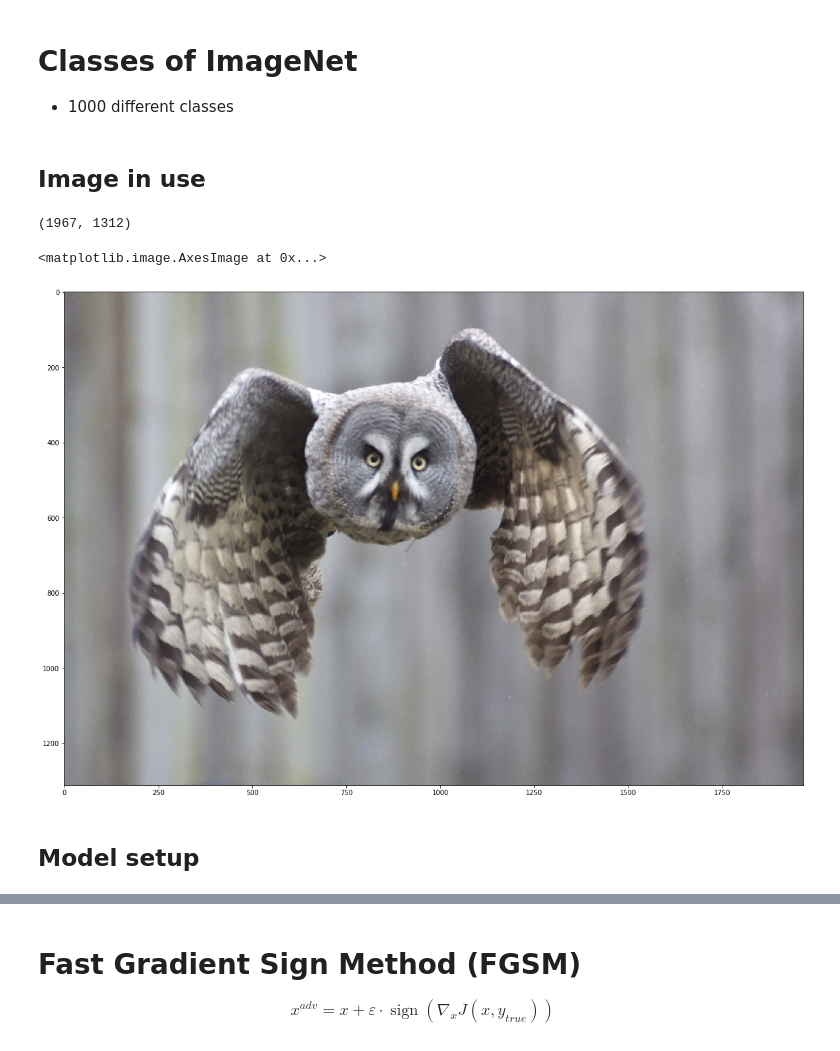
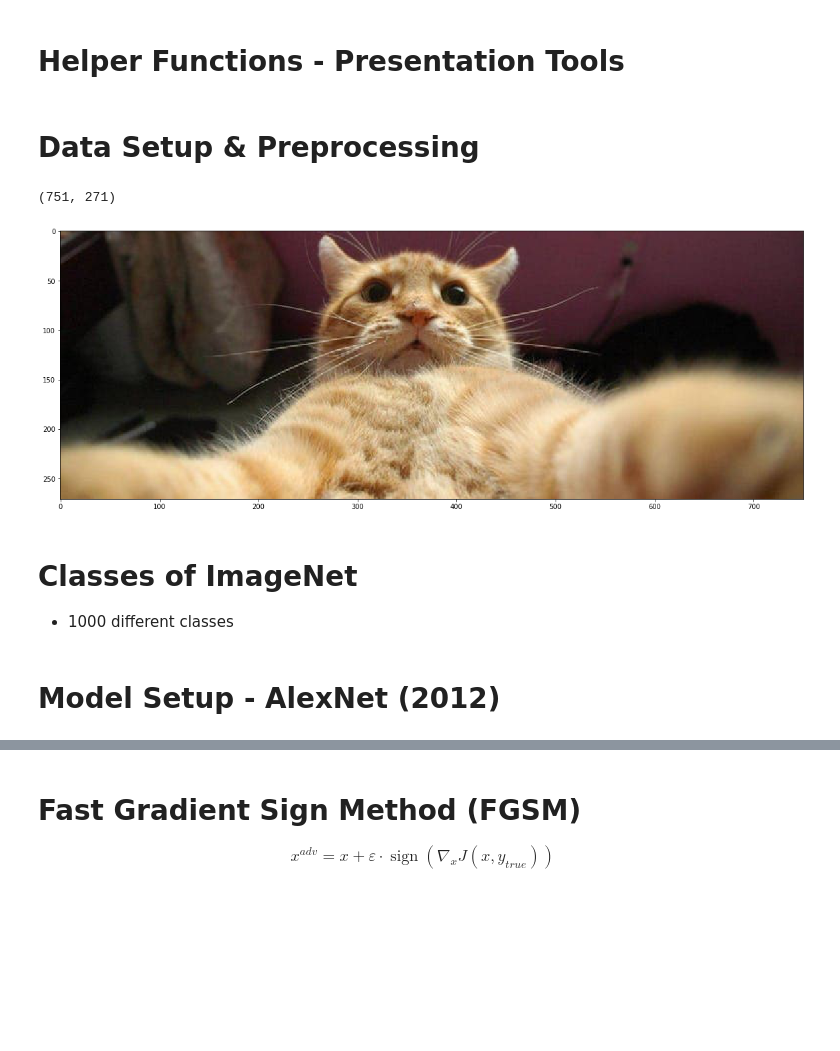
Before and after one commit to joachimes/adversarial_methods, a Jupyter notebook: AdversarialAttack.ipynb, the cells around one changed output, grey strips where cells are left out. Drawn from its saved outputs; the diff is of its cells as text; code cells hidden in the pictures; blank space fills up the shorter version.

Commit message:
Ready for presentation

```diff
--- a/AdversarialAttack.ipynb
+++ b/AdversarialAttack.ipynb
@@ -9,3 +9,5 @@ import ipywidgets as widgets
 import matplotlib
 import matplotlib.pyplot as plt
 matplotlib.rcParams['figure.figsize'] = (20,20)
+# %% [markdown]
+# Helper Functions - Presentation Tools
@@ -12,2 +90,25 @@ matplotlib.rcParams['figure.figsize'] = (20,20)
+# %% [markdown]
+# Data Setup & Preprocessing
+# %%
+# import urllib
+url, filename = ("https://github.com/pytorch/hub/raw/master/dog.jpg", "dog.jpg")
+# try: urllib.URLopener().retrieve(url, filename)
+# except: urllib.request.urlretrieve(url, filename)
+input_image = Image.open('cat.jpg')
+print(input_image.size)
+fig, ax = plt.subplots(1)
+ax.imshow(input_image)
+
+preprocess = T.Compose([
+    T.Resize(256),
+    T.CenterCrop(224),
+    T.ToTensor(),
+    T.Normalize(mean=[0.485, 0.456, 0.406], std=[0.229, 0.224, 0.225]),
+])
+input_tensor = preprocess(input_image)
+input_batch = input_tensor.unsqueeze(0) # create a mini-batch as expected by the model
+# %% [output]
+(751, 271)
+[figure, added]
 # %% [markdown]
 # Classes of ImageNet
@@ -17,17 +120,2 @@ ImageNetLabels = {0: 'tench, Tinca tinca', 1: 'goldfish, Carassius auratus', 2:
-# %% [markdown]
-## Image in use
-# %%
-# import urllib
-url, filename = ("https://github.com/pytorch/hub/raw/master/dog.jpg", "dog.jpg")
-# try: urllib.URLopener().retrieve(url, filename)
-# except: urllib.request.urlretrieve(url, filename)
-input_image = Image.open('strixnebulosa.jpg')
-print(input_image.size)
-fig, ax = plt.subplots(1)
-ax.imshow(input_image)
-# %% [output]
-(1967, 1312)
-<matplotlib.image.AxesImage at 0x...>
-[figure, removed]
 # %% [markdown]
-## Model setup
+# Model Setup - AlexNet (2012)
```
Also changed, not shown: parts of 19 cells of this notebook.
